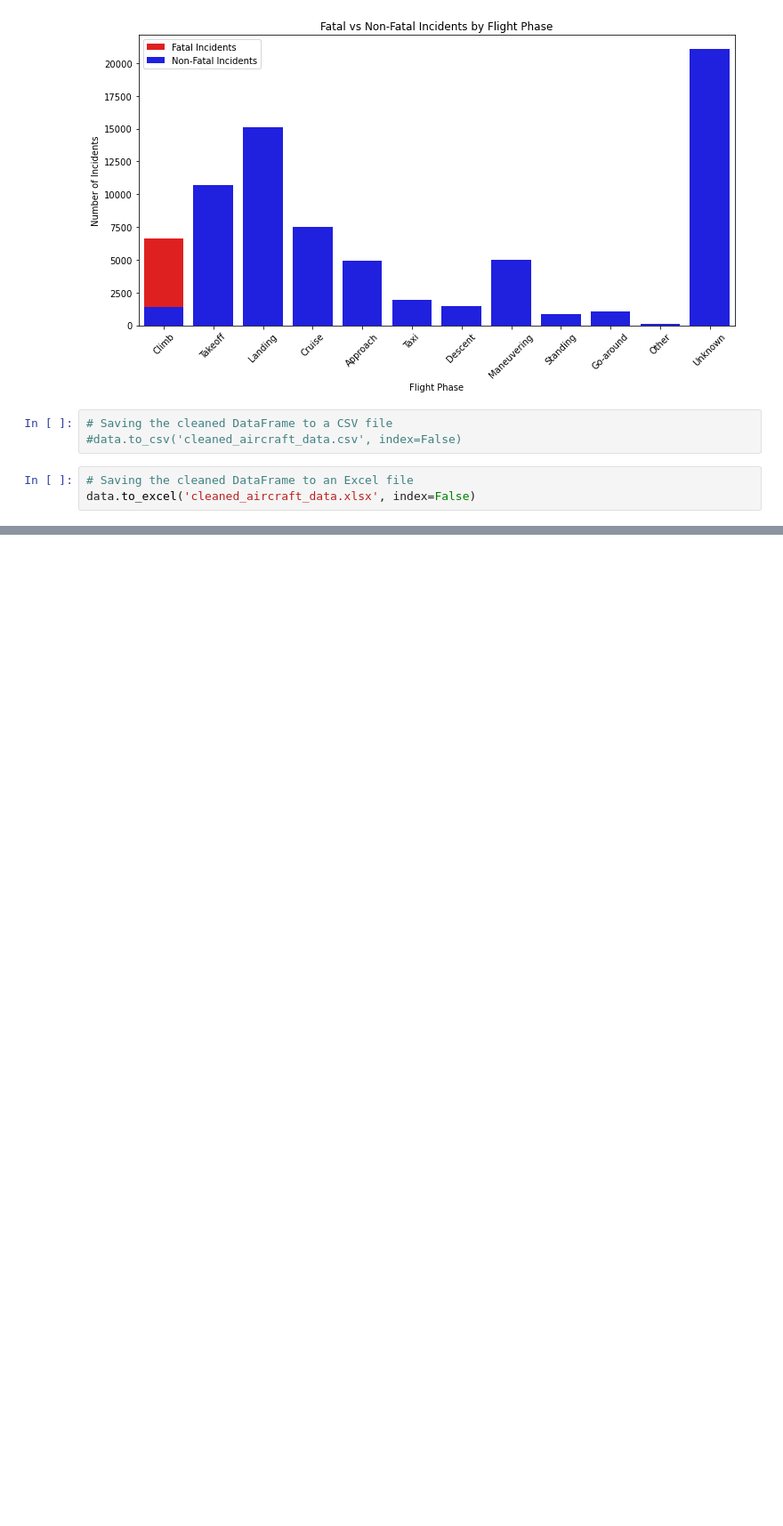
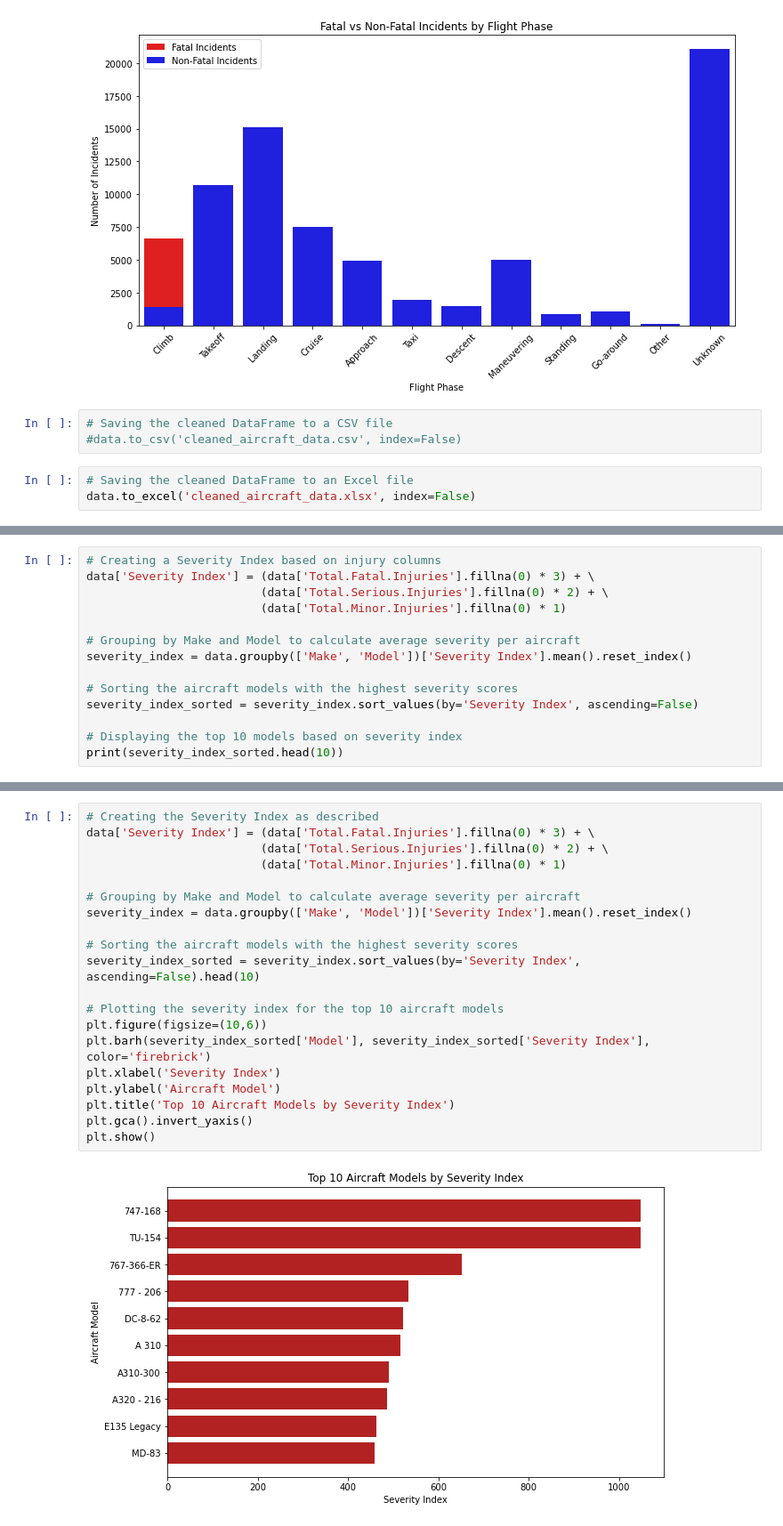
Before and after one commit to mojay6111/dsc-phase-1-project_1, a Jupyter notebook: student.ipynb, the cells around one changed output, grey strips where cells are left out. Shown: that part at 89% size. Drawn from its saved outputs; the diff is of its cells as text; blank space fills up the shorter version.

```diff
--- a/student.ipynb
+++ b/student.ipynb
@@ -820,0 +919,14 @@ data.to_excel('cleaned_aircraft_data.xlsx', index=False)
+# %%
+# Creating a Severity Index based on injury columns
+data['Severity Index'] = (data['Total.Fatal.Injuries'].fillna(0) * 3) + \
+                         (data['Total.Serious.Injuries'].fillna(0) * 2) + \
+                         (data['Total.Minor.Injuries'].fillna(0) * 1)
+
+# Grouping by Make and Model to calculate average severity per aircraft
+severity_index = data.groupby(['Make', 'Model'])['Severity Index'].mean().reset_index()
+
+# Sorting the aircraft models with the highest severity scores
+severity_index_sorted = severity_index.sort_values(by='Severity Index', ascending=False)
+
+# Displaying the top 10 models based on severity index
+print(severity_index_sorted.head(10))
@@ -820,0 +966,22 @@ data.to_excel('cleaned_aircraft_data.xlsx', index=False)
+# %%
+# Creating the Severity Index as described
+data['Severity Index'] = (data['Total.Fatal.Injuries'].fillna(0) * 3) + \
+                         (data['Total.Serious.Injuries'].fillna(0) * 2) + \
+                         (data['Total.Minor.Injuries'].fillna(0) * 1)
+
+# Grouping by Make and Model to calculate average severity per aircraft
+severity_index = data.groupby(['Make', 'Model'])['Severity Index'].mean().reset_index()
+
+# Sorting the aircraft models with the highest severity scores
+severity_index_sorted = severity_index.sort_values(by='Severity Index', ascending=False).head(10)
+
+# Plotting the severity index for the top 10 aircraft models
+plt.figure(figsize=(10,6))
+plt.barh(severity_index_sorted['Model'], severity_index_sorted['Severity Index'], color='firebrick')
+plt.xlabel('Severity Index')
+plt.ylabel('Aircraft Model')
+plt.title('Top 10 Aircraft Models by Severity Index')
+plt.gca().invert_yaxis()
+plt.show()
+# %% [output]
+[figure, added]
```
Also changed, not shown: parts of 15 cells of this notebook, 1 other file.
